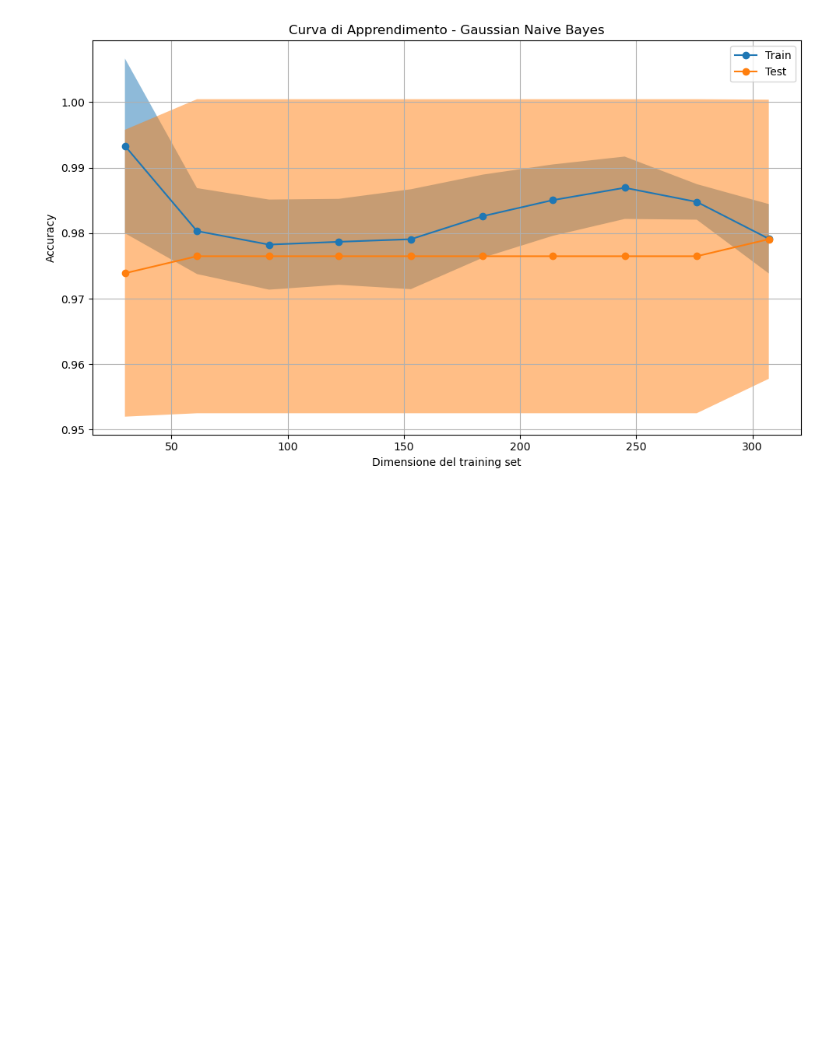
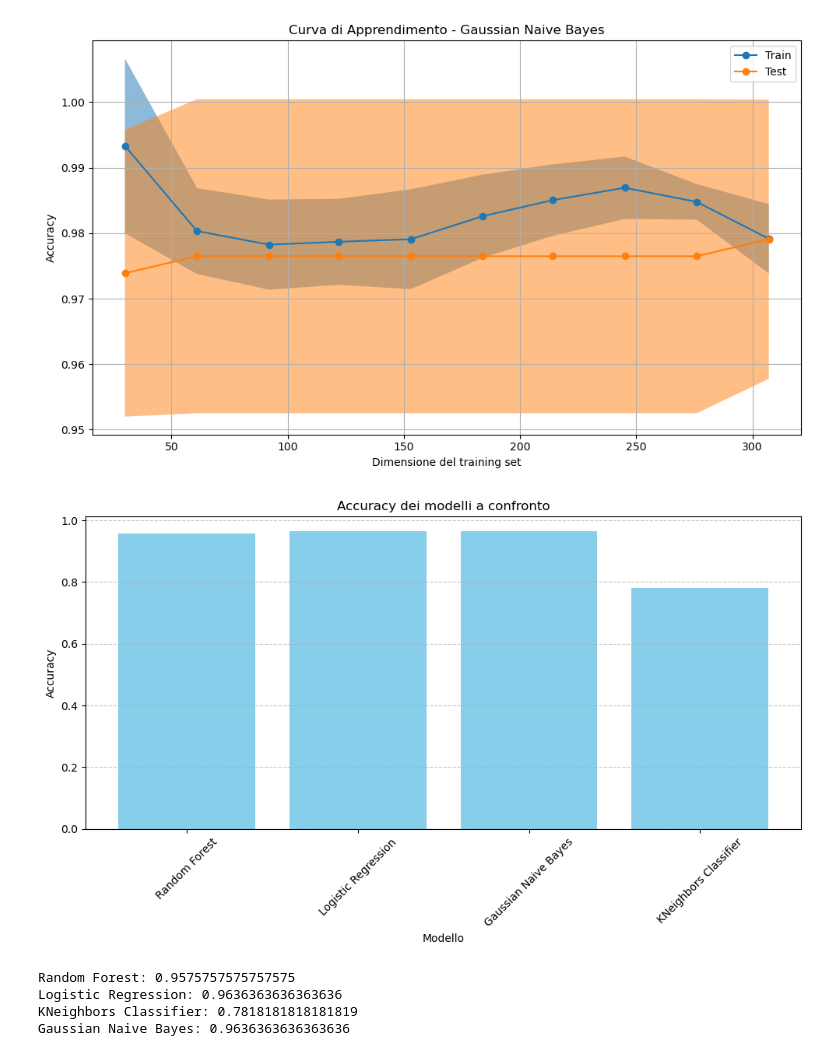
Before and after one commit to Surro03/Progetto_MachineLearning, a Jupyter notebook: machine_learning.ipynb, the cells around one changed output. Cells and saved outputs as stored; diff of their text form; code cells hidden in the pictures; blank space fills up the shorter version.

```diff
--- a/machine_learning.ipynb
+++ b/machine_learning.ipynb
@@ -736,7 +744,7 @@ X_trainS, X_testS, y_trainS, y_testS = train_test_split(X_scaled, y, test_size =
 #split sul set normale
 X_train, X_test, y_train, y_test = train_test_split(X, y, test_size = 0.3, random_state = 15, stratify = y)
 # %%
-
+#Logistic Regression
 from sklearn.metrics import ConfusionMatrixDisplay, classification_report, confusion_matrix
 from sklearn.linear_model import LogisticRegression
 from sklearn.model_selection import GridSearchCV, LearningCurveDisplay, ShuffleSplit
@@ -745,7 +753,7 @@ warnings.filterwarnings("ignore")
 
 lr = LogisticRegression(random_state=15, max_iter=5000)
 
-# Definizione della griglia degli iperparametri per la pipeline
+# Definizione della griglia degli iperparametri per la Logistic Regression
 param_grid = [
     {
         'penalty': ['l1'],
@@ -792,9 +800,10 @@ y_pred = grid.predict(X_testS)
 print("\n--- Report di Classificazione sul Test Set ---")
 print(classification_report(y_testS, y_pred, digits=4))
 
-best_model = grid.best_estimator_
+lr_model = grid.best_estimator_
+accuracy_lr = lr_model.score(X_testS, y_testS)
 
-print(f"Accuratezza del miglior modello sul test set: {best_model.score(X_testS, y_testS):.4f}")
+print(f"Accuratezza del miglior modello sul test set: {lr_model.score(X_testS, y_testS):.4f}")
 
 # --- Matrice di Confusione ---
 print("\n--- Matrice di Confusione ---")
@@ -808,7 +817,6 @@ plt.ylabel("Reale")
 plt.show()
 
 # --- Curva di Apprendimento ---
-print("\n--- Generazione Curva di Apprendimento ---")
 validation_params = {
     "X": X_trainS,
     "y": y_trainS,
@@ -822,7 +830,7 @@ validation_params = {
 }
 
 fig, ax = plt.subplots(figsize=(10, 6))
-LearningCurveDisplay.from_estimator(estimator=best_model, ax=ax, **validation_params)
+LearningCurveDisplay.from_estimator(estimator=lr_model, ax=ax, **validation_params)
 
 ax.set_title("Curva di Apprendimento Regressione Logistica")
 ax.set_xlabel("Dimensione del training set")
@@ -831,7 +839,6 @@ ax.legend(loc='best')
 ax.grid(True)
 plt.tight_layout()
 plt.show()
-print("Curva di apprendimento generata.")
 # %% [output]
 Fitting 5 folds for each of 112 candidates, totalling 560 fits
 
@@ -1014,7 +1019,7 @@ print("\nClassification report on test set:")
 print(classification_report(y_testS, y_pred, digits=5))
 
 knn_model = grid_search.best_estimator_
-
+accuracy_knn = knn_model.score(X_testS, y_testS)
 print(knn_model.score(X_testS, y_testS))
 
 #Confusion Matrix
@@ -1176,3 +1181,32 @@ weighted avg     0.9627    0.9636    0.9616       165
 Accuracy su test set: 0.9636
 [figure]
 [figure]
+# %%
+accuracies = {
+    'Random Forest': accuracy_rf,
+    'Logistic Regression': accuracy_lr,
+    'Gaussian Naive Bayes': accuracy_NB,
+    'KNeighbors Classifier': accuracy_knn
+}
+
+# Plot delle accuracy dei modelli per confronto
+plt.figure(figsize=(10, 6))
+plt.bar(accuracies.keys(), accuracies.values(), color='skyblue')
+plt.ylabel('Accuracy')
+plt.xlabel('Modello')
+plt.title('Accuracy dei modelli a confronto')
+plt.xticks(rotation=45)
+plt.grid(axis='y', linestyle='--', alpha=0.7)
+plt.tight_layout()
+plt.show()
+
+print('Random Forest:', accuracy_rf,
+      '\nLogistic Regression:', accuracy_lr,
+      '\nKNeighbors Classifier:', accuracy_knn,
+      '\nGaussian Naive Bayes:', accuracy_NB)
+# %% [output]
+[figure, added]
+Random Forest: 0.9575757575757575
+Logistic Regression: 0.9636363636363636
+KNeighbors Classifier: 0.7818181818181819
+Gaussian Naive Bayes: 0.9636363636363636
```
Also changed, not shown: parts of 7 cells of this notebook, 1 other file.
